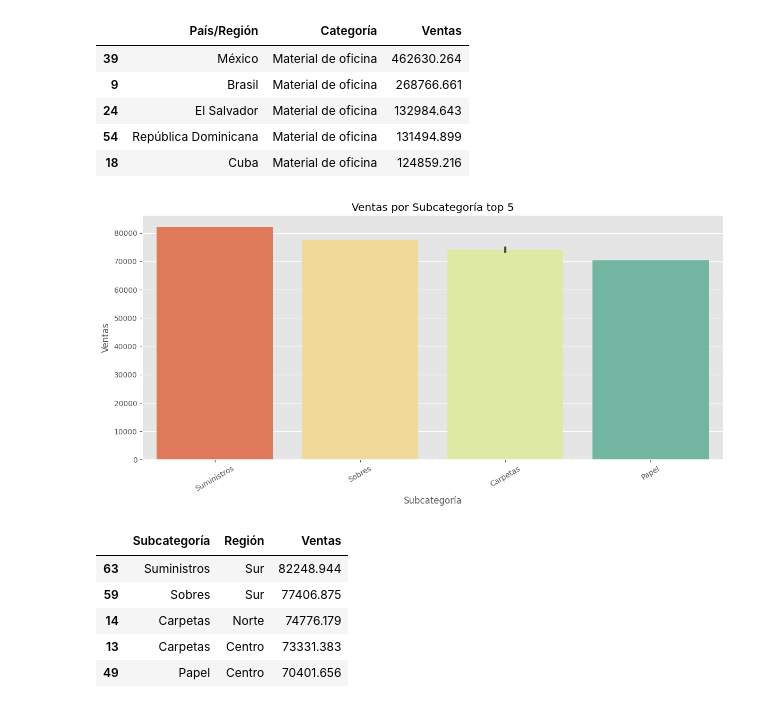
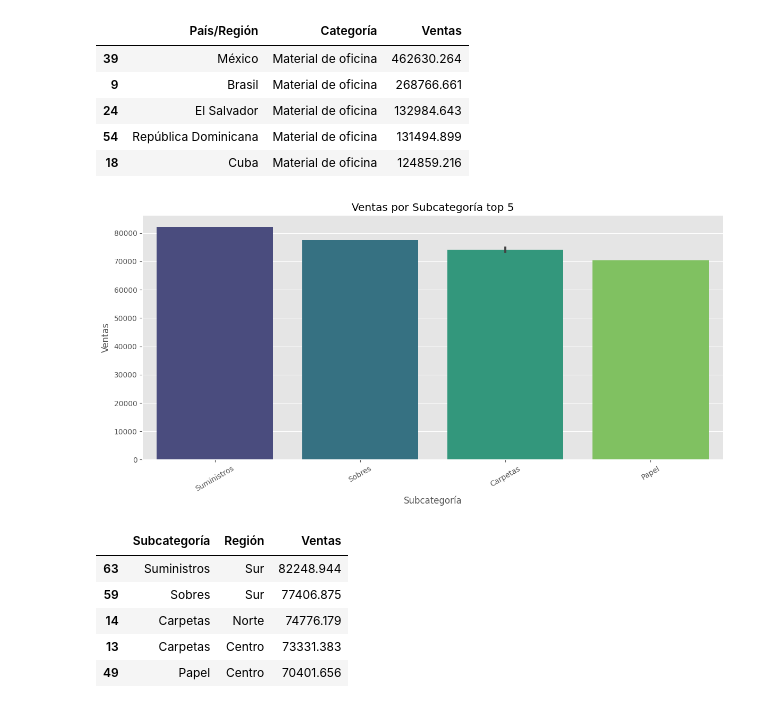
Before and after one commit to Vagarh/University-specialization-in-analytics-and-big-data-IU-DIGITAL, a Jupyter notebook: Evidencia_de_Aprendizaje_1_Taller_Casos_de_estudio_de_diferentes_tipos_de_visualización_.ipynb, the cells around one changed output. Cells and saved outputs as stored; diff of their text form; code cells hidden in the pictures.

```diff
--- a/Evidencia_de_Aprendizaje_1_Taller_Casos_de_estudio_de_diferentes_tipos_de_visualización_.ipynb
+++ b/Evidencia_de_Aprendizaje_1_Taller_Casos_de_estudio_de_diferentes_tipos_de_visualización_.ipynb
@@ -416,18 +437,18 @@ ventas_por_País_Región_top5.head()
 # %%
 # Agrupar y sumar las ventas por Fabricante top5.
 ventas_por_Subcategor= df.groupby(["Subcategoría","Región"])['Ventas'].sum().reset_index()
 ventas_por_Subcategor_top5= ventas_por_Subcategor.sort_values(by='Ventas', ascending=False).head(5)
 
 # Crear una visualización de ventas por País/Región.
 plt.figure(figsize=(12, 6))
-sns.barplot(x="Subcategoría", y="Ventas",data=ventas_por_Subcategor_top5, palette="Spectral")
+sns.barplot(x="Subcategoría", y="Ventas",data=ventas_por_Subcategor_top5, palette="viridis")
 plt.title("Ventas por Subcategoría top 5")
 plt.xlabel("Subcategoría")
 plt.ylabel("Ventas")
 plt.xticks(rotation=30)
 plt.tight_layout()
 # %% [output]
-[figure, old version]
+[figure, new version]
 # %%
 ventas_por_Subcategor_top5.head()
 # %% [output]
```
Also changed, not shown: parts of 5 cells of this notebook.
